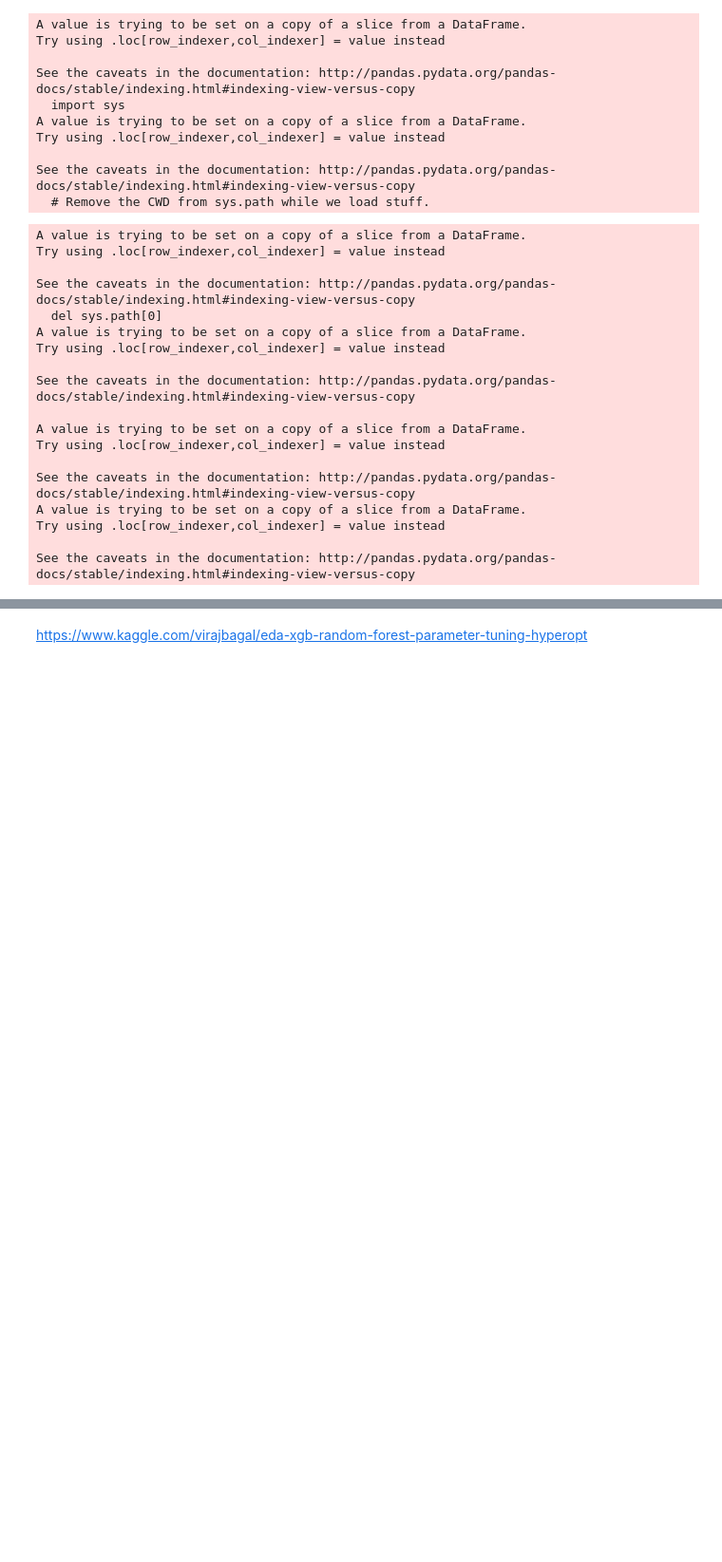
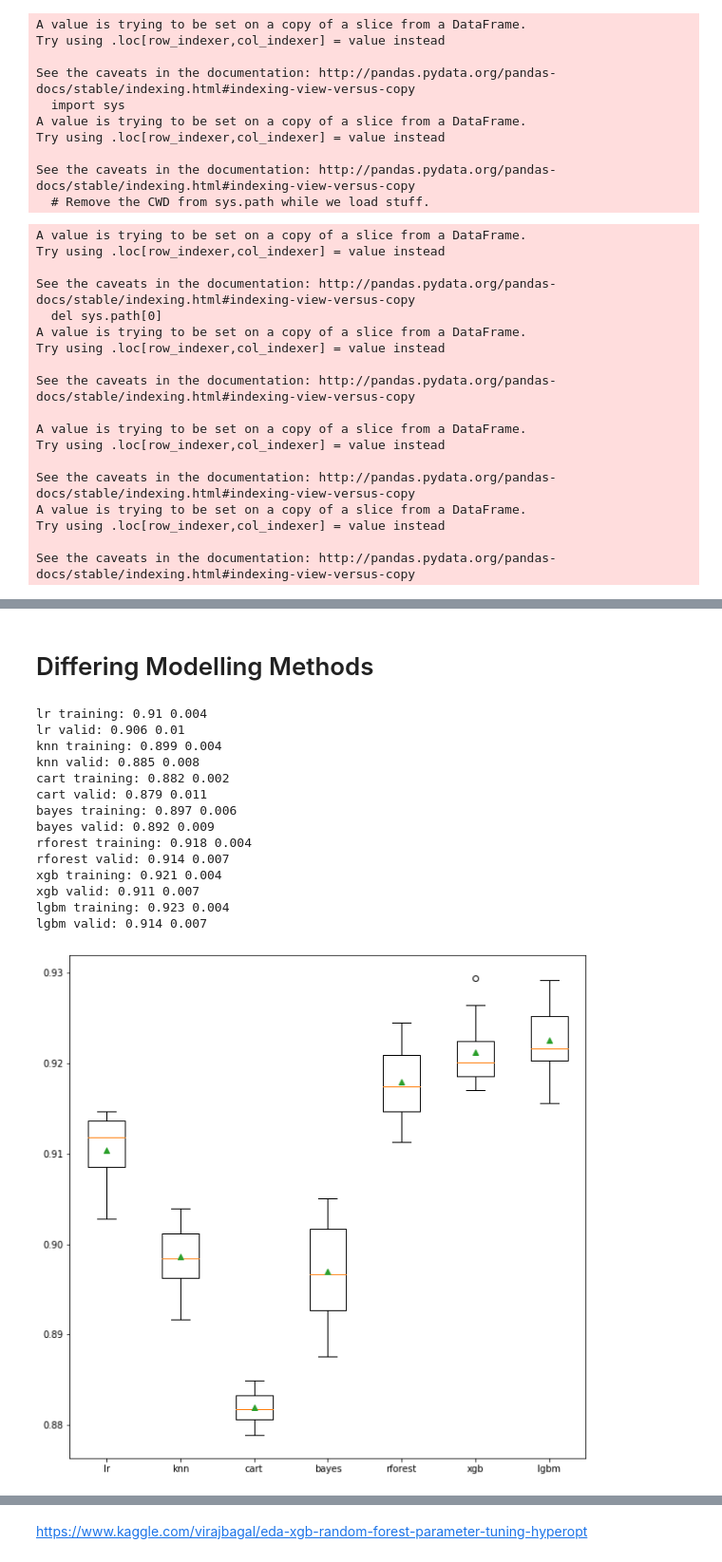
Before and after one commit to benturner993/quote_prediction_engine, a Jupyter notebook: quote_modelling.ipynb, the cells around one changed output, grey strips where cells are left out. Shown at 95% size. Cells and saved outputs as stored; diff of their text form; code cells hidden in the pictures; blank space fills up the shorter version.

```diff
--- a/quote_modelling.ipynb
+++ b/quote_modelling.ipynb
@@ -248,0 +400,66 @@ See the caveats in the documentation: http://pandas.pydata.org/pandas-docs/stabl
+# %% [markdown]
+# Differing Modelling Methods
+# %%
+# inputs
+X_train=training_df[original_cols]
+y_train=response_training_df
+X_valid=validation_df[original_cols]
+y_valid=response_validation_df
+
+# get a list of models to evaluate
+def get_models():
+    models = dict()
+    models['lr'] = LogisticRegression()
+    models['knn'] = KNeighborsClassifier()
+    models['cart'] = DecisionTreeClassifier()
+    models['bayes'] = GaussianNB()
+    models['rforest'] = RandomForestClassifier()
+    models['xgb'] = XGBClassifier()
+    models['lgbm'] = LGBMClassifier()
+    return models
+
+# evaluate a give model using cross-validation
+def evaluate_model(model, X, y, X_valid, y_valid):
+    cv = RepeatedStratifiedKFold(n_splits=10, n_repeats=1, random_state=1)
+    scores = cross_val_score(model, X, y, scoring='f1', cv=cv, n_jobs=-1, error_score='raise')
+    valid_scores = cross_val_score(model, X_valid, y_valid, scoring='f1', cv=cv, n_jobs=-1, error_score='raise')
+    return scores, valid_scores
+
+# get the models to evaluate
+models = get_models()
+
+# evaluate the models and store results
+results, names = list(), list()
+valid_results, valid_names = list(), list()
+for name, model in models.items():
+    scores, valid_scores = evaluate_model(model, X_train, y_train, X_valid, y_valid)
+    results.append(scores)
+    valid_results.append(valid_scores)
+    names.append(name)
+    valid_names.append(name)
+    print(name, 'training:', round(mean(scores),3), round(std(scores),3))
+    print(name, 'valid:', round(mean(valid_scores),3), round(std(valid_scores),3))
+
+# plot model performance for comparison
+pyplot.boxplot(results, labels=names, showmeans=True)
+pyplot.show()
+
+# plot model performance for comparison
+pyplot.boxplot(valid_results, labels=valid_names, showmeans=True)
+pyplot.show()
+# %% [output]
+lr training: 0.91 0.004
+lr valid: 0.906 0.01
+knn training: 0.899 0.004
+knn valid: 0.885 0.008
+cart training: 0.882 0.002
+cart valid: 0.879 0.011
+bayes training: 0.897 0.006
+bayes valid: 0.892 0.009
+rforest training: 0.918 0.004
+rforest valid: 0.914 0.007
+xgb training: 0.921 0.004
+xgb valid: 0.911 0.007
+lgbm training: 0.923 0.004
+lgbm valid: 0.914 0.007
+[figure, added]
```
Also changed, not shown: parts of 36 cells of this notebook.
